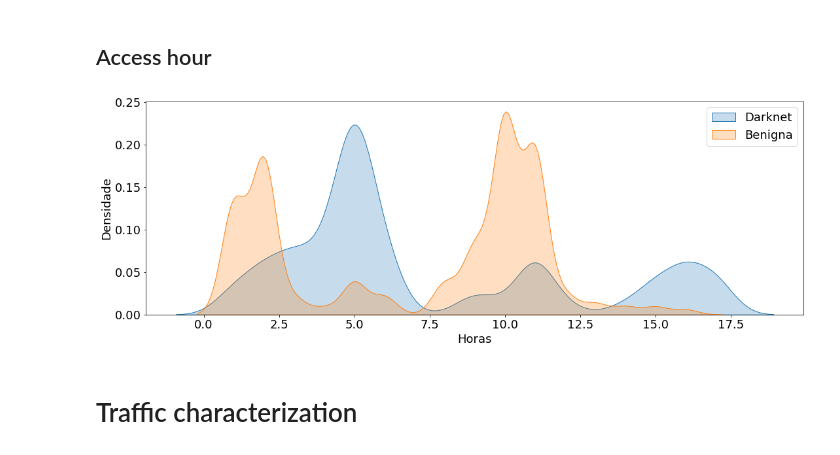
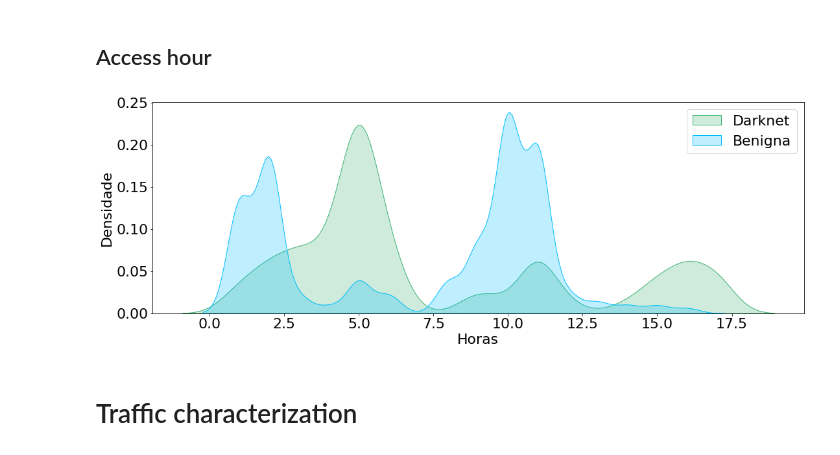
Before and after one commit to mateus558/Darknet-traffic-classification, a Jupyter notebook: Darknet - analysis.ipynb, the cells around one changed output. Saved outputs shown, nothing was run; the diff lists cells and outputs as text; code cells hidden in the pictures.

```diff
--- a/Darknet - analysis.ipynb
+++ b/Darknet - analysis.ipynb
@@ -45,15 +48,15 @@ plt.show()
 # %%
 plot_graph_darknet = samples[samples['Label'] == "Darknet"]
 plot_graph_benign = samples[samples['Label'] == "Benign"]
-sns.kdeplot(plot_graph_darknet['hour'], shade=True)
-sns.kdeplot(plot_graph_benign['hour'], shade=True)
+sns.kdeplot(plot_graph_darknet['hour'], shade=True, color="#3CB371")
+sns.kdeplot(plot_graph_benign['hour'], shade=True, color="#00BFFF")
 plt.xlabel("Horas")
 plt.ylabel("Densidade")
 plt.legend(['Darknet', 'Benigna'])
 plt.savefig(img_folder + 'hour_relationship2')
 plt.show()
 # %% [output]
-[figure, old version]
+[figure, new version]
 # %% [markdown]
 # Traffic characterization
 # %% [markdown]
```
Also changed, not shown: parts of 7 cells of this notebook, 19 other files.
